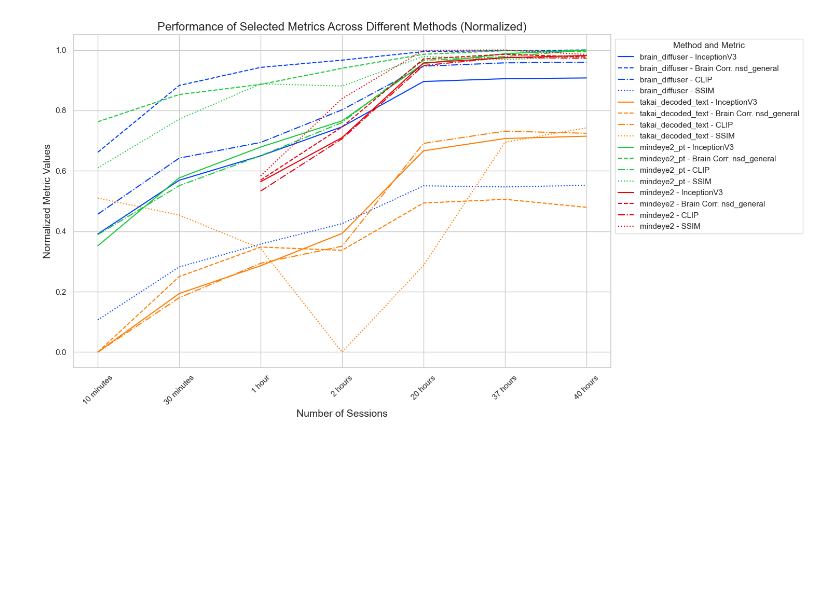
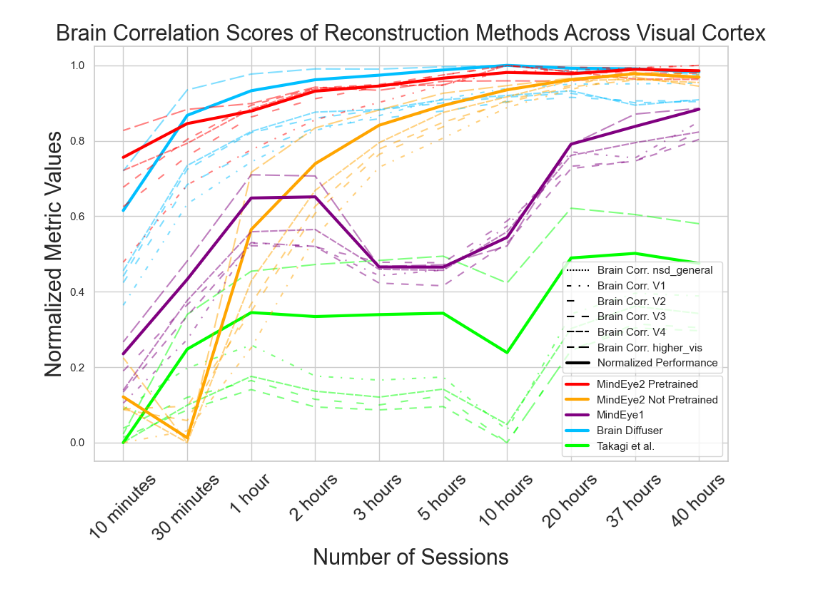
Before and after one commit to MedARC-AI/MindEyeV2, a Jupyter notebook: src/make_figure.ipynb, the cells around one changed output. Saved outputs shown, nothing was run; the diff lists cells and outputs as text; code cells hidden in the pictures; blank space fills up the shorter version.

```diff
--- a/src/make_figure.ipynb
+++ b/src/make_figure.ipynb
@@ -92,3 +95,7 @@ df.to_csv('tables/output.csv', index=False)
+# %%
+df['EffNet-B'] = 1 - df['EffNet-B']
+df['SwAV'] = 1 - df['SwAV']
+# print(mindeye1_rows)
 # %%
 import matplotlib.pyplot as plt
 import seaborn as sns
@@ -105,42 +112,82 @@ methods = data['Method'].unique()
 data['Sessions_str'] = data['Sessions'].astype(str)
 
 # Creating a figure and a set of subplots
-fig, ax = plt.subplots(figsize=(15, 8))
-line_styles = ['-', '--', '-.', ':']
-selected_metrics = ['InceptionV3', 'Brain Corr. nsd_general', 'CLIP', "SSIM"]
+fig, ax = plt.subplots(figsize=(10, 8))
+line_styles = [
+    #  ('loosely dotted',        (0, (1, 10))),
+     ('dotted',                (0, (1, 1))),
+    #  ('densely dotted',        (0, (1, 1))),
+     ('dashdotted',            (0, (3, 5, 1, 5))),
+     ('loosely dashed',        (0, (5, 10))),
+     ('dashed',                (0, (5, 5))),
+     ('densely dashed',        (0, (5, 1))),
+     ('long dash with offset', (5, (10, 3))),
+
+     ('loosely dashdotted',    (0, (3, 10, 1, 10))),
+     ('dashdotted',            (0, (3, 5, 1, 5))),
+     ('densely dashdotted',    (0, (3, 1, 1, 1))),
+
+     ('dashdotdotted',         (0, (3, 5, 1, 5, 1, 5))),
+     ('loosely dashdotdotted', (0, (3, 10, 1, 10, 1, 10))),
+     ('densely dashdotdotted', (0, (3, 1, 1, 1, 1, 1)))]
+# selected_metrics = ['InceptionV3', 'CLIP', "EffNet-B", "SwAV"]
+# selected_metrics = ["PixCorr", "SSIM", "AlexNet(2)", "AlexNet(5)"]
+selected_metrics = ["Brain Corr. nsd_general", "Brain Corr. V1", "Brain Corr. V2", "Brain Corr. V3", "Brain Corr. V4", "Brain Corr. higher_vis"]
+# selected_metrics = ["EffNet-B"]
 bright_palette = sns.color_palette("bright", len(methods))
-colors = ["red", "yellow", "blue", "green"]
+colors = ["deepskyblue", "lime", "red", "orange", "purple"]
 # Normalizing the selected metrics
 normalized_data = data.copy()
 for metric in selected_metrics:
     normalized_data[metric] = (normalized_data[metric] - normalized_data[metric].min()) / (normalized_data[metric].max() - normalized_data[metric].min())
+
+new_metric = normalized_data[selected_metrics].mean(axis=1)
+
 # metric = 'Brain Corr. nsd_general'
 for method_idx, method in enumerate(methods):
     method_data = normalized_data[normalized_data['Method'] == method]
-    for metric_idx, metric in enumerate(selected_metrics):
+    metric_average = method_data["Brain Corr. nsd_general"]#.mean(axis=1)
+    sns.lineplot(x='Sessions_str', y=metric_average, data=method_data, ax=ax,
+                         color=colors[method_idx], #label=f"{method} - Normalized Average",
+                         linestyle='-', linewidth=3)
+    for metric_idx, metric in enumerate(selected_metrics[1:]):
+        print(method, metric)
         sns.lineplot(x='Sessions_str', y=metric, data=method_data, ax=ax,
-                     color=colors[method_idx], label=f"{method} - {metric}",
-                     linestyle=line_styles[metric_idx])
+                     color=colors[method_idx], #label=f"{method} - {metric}",
+                     linestyle=line_styles[metric_idx][1], alpha=0.5)
 
 # Enhancing the plot
 # Setting meaningful x-ticks and y-ticks
 # Setting custom x-ticks and y-ticks
 # x_ticks = [0.166, 0.5, 1, 2, 20, 37, 40]
-x_tick_labels = ["10 minutes", "30 minutes", "1 hour", "2 hours", "20 hours", "37 hours", "40 hours"]
-ax.set_xticklabels(x_tick_labels, rotation=45)
+x_tick_labels = ["10 minutes", "30 minutes", "1 hour", "2 hours", "3 hours", "5 hours", "10 hours", "20 hours", "37 hours", "40 hours"]
+ax.set_xticklabels(x_tick_labels, rotation=45, fontsize=18)
 
 # Setting y-ticks
 y_ticks = np.linspace(data[metric].min(), data[metric].max(), num=10)
 ax.set_yticks(y_ticks)
 ax.set_yticklabels([f"{tick:.2f}" for tick in y_ticks])
 
-ax.set_xlabel('Number of Sessions', fontsize=14)
-ax.set_ylabel('Normalized Metric Values', fontsize=14)
-ax.set_title('Performance of Selected Metrics Across Different Methods (Normalized)', fontsize=16)
-ax.legend(title='Method and Metric', loc='upper left', bbox_to_anchor=(1, 1))
+ax.set_xlabel('Number of Sessions', fontsize=22)
+ax.set_ylabel('Normalized Metric Values', fontsize=22)
+ax.set_title('Brain Correlation Scores of Reconstruction Methods Across Visual Cortex', fontsize=22)
+# ax.set_title('Performance of Reconstruction Methods Across High Level Metrics', fontsize=25)
+# ax.set_title('Performance of Reconstruction Methods Across Low Level Metrics', fontsize=25)
+# ax.legend(title='Method and Metric', loc='upper left', bbox_to_anchor=(1, 1))
 plt.yscale('linear')
 plt.tight_layout()
 
-# Show the plot
+#dummy lines with NO entries, just to create the black style legend
+dummy_lines = []
+for b_idx, b in enumerate(range(len(selected_metrics))):
+    dummy_lines.append(ax.plot([],[], c="black", ls = line_styles[b_idx][1])[0])
+dummy_lines.append(ax.plot([],[], c="black", ls = "-", linewidth=3)[0])
+lines = ax.get_lines()
+# [10, 15, 20, 0, 5]
+# [14, 21, 28, 0, 7]
+legend1 = plt.legend([lines[i] for i in [14, 21, 28, 0, 7]], ["MindEye2 Pretrained", "MindEye2 Not Pretrained", "MindEye1", "Brain Diffuser", "Takagi et al."], loc="lower right")
+legend2 = plt.legend([dummy_lines[i] for i in range(0, len(selected_metrics) + 1)], selected_metrics, bbox_to_anchor=(1.0, 0.2), loc=4)
+ax.add_artist(legend1)
+
 plt.show()
 # %% [output]
@@ -147 +211 @@ plt.show()
-[figure, old version]
+[figure, new version]
```
Also changed, not shown: parts of 2 cells of this notebook, 3 other files.
